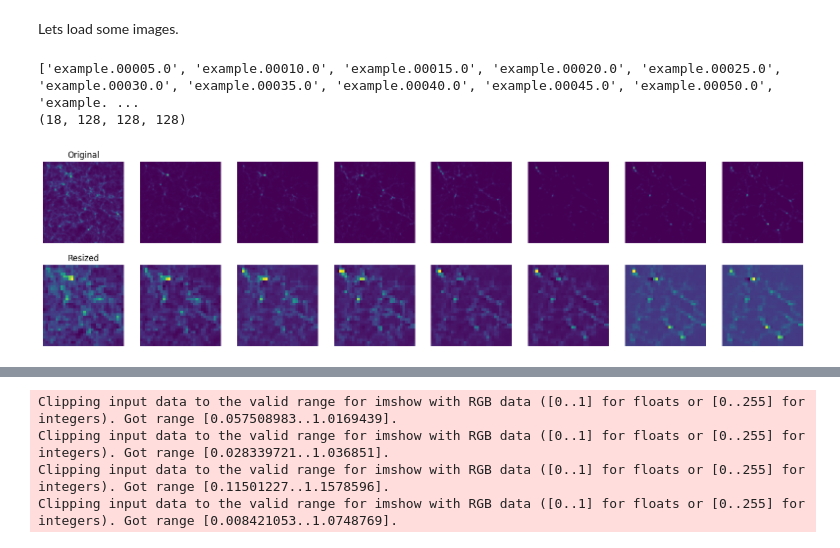
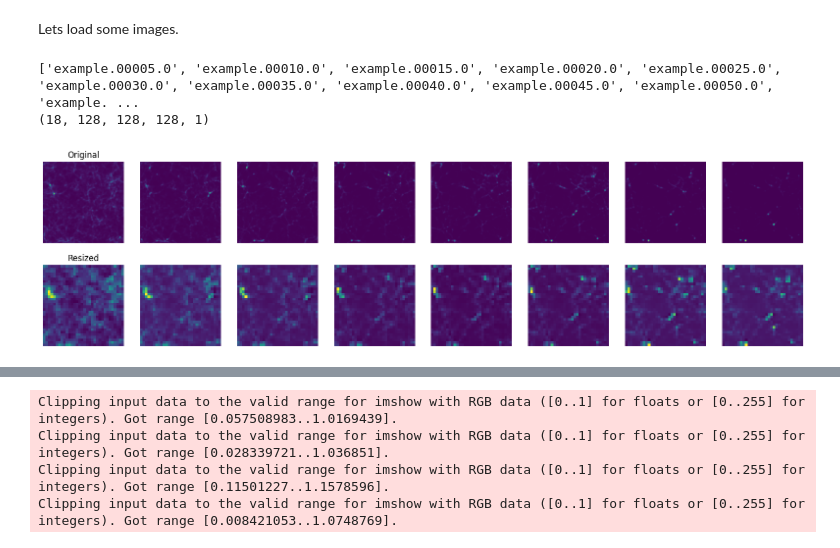
Before and after one commit to andrinr/IC-prediction, a Jupyter notebook: autoencoder.ipynb, the cells around one changed output, grey strips where cells are left out. Saved outputs shown, nothing was run; the diff lists cells and outputs as text; code cells hidden in the pictures.

```diff
--- a/autoencoder.ipynb
+++ b/autoencoder.ipynb
@@ -18,40 +18,41 @@ def load_data(path, grid_size=128):
     for file in files:
         with open(os.path.join(path, file), 'rb') as f:
             grid = jnp.frombuffer(f.read(), dtype=jnp.float32)
-            grid = grid.reshape(grid_size, grid_size, grid_size)
+            grid = grid.reshape(grid_size, grid_size, grid_size, 1)
             data.append(grid)
 
     return jnp.array(data)
 
-grids = load_data('data/grid/01')
+grid_sequence = load_data('data/grid/01')
 
-print(grids.shape)
+
+print(grid_sequence.shape)
 # %% [output]
 ['example.00005.0', 'example.00010.0', 'example.00015.0', 'example.00020.0', 'example.00025.0', 'example.00030.0', 'example.00035.0', 'example.00040.0', 'example.00045.0', 'example.00050.0', 'example. ...
-(18, 128, 128, 128)
+(18, 128, 128, 128, 1)
 # %%
 def preprocess(data, grid_size=64):
     # resize data
-    data = jnp.array([jax.image.resize(data[i], (grid_size, grid_size, grid_size), method='tricubic') for i in range(data.shape[0])])
+    data = jnp.array([jax.image.resize(data[i], (grid_size, grid_size, grid_size, 1), method='tricubic') for i in range(data.shape[0])])
 
     return data
 
-grids_resized = preprocess(grids, 32)
+grid_sequence_res = preprocess(grid_sequence, 32)
 # %%
 # plot a few slices
 fig, ax = plt.subplots(2, 8, figsize=(20, 5))
 # plot with normalized colormap
 for i in range(8):
-    ax[0, i].imshow(grids[i, :, :, grids.shape[-1] //2], cmap='viridis')
-    ax[1, i].imshow(grids_resized[i, :, :, grids_resized.shape[-1]//2], cmap='viridis')
+    ax[0, i].imshow(grid_sequence[i, :, :, grid_sequence.shape[-1] //2], cmap='viridis')
+    ax[1, i].imshow(grid_sequence_res[i, :, :, grid_sequence_res.shape[-1]//2], cmap='viridis')
     ax[0, i].axis('off')
     ax[1, i].axis('off')
     # set titles
     if i == 0:
         ax[0, i].set_title('Original')
         ax[1, i].set_title('Resized')
 # %% [output]
-[figure, old version]
+[figure, new version]
 # %%
 from flax import linen as nn
 import optax
```
Also changed, not shown: parts of 8 cells of this notebook, 2 other files.
